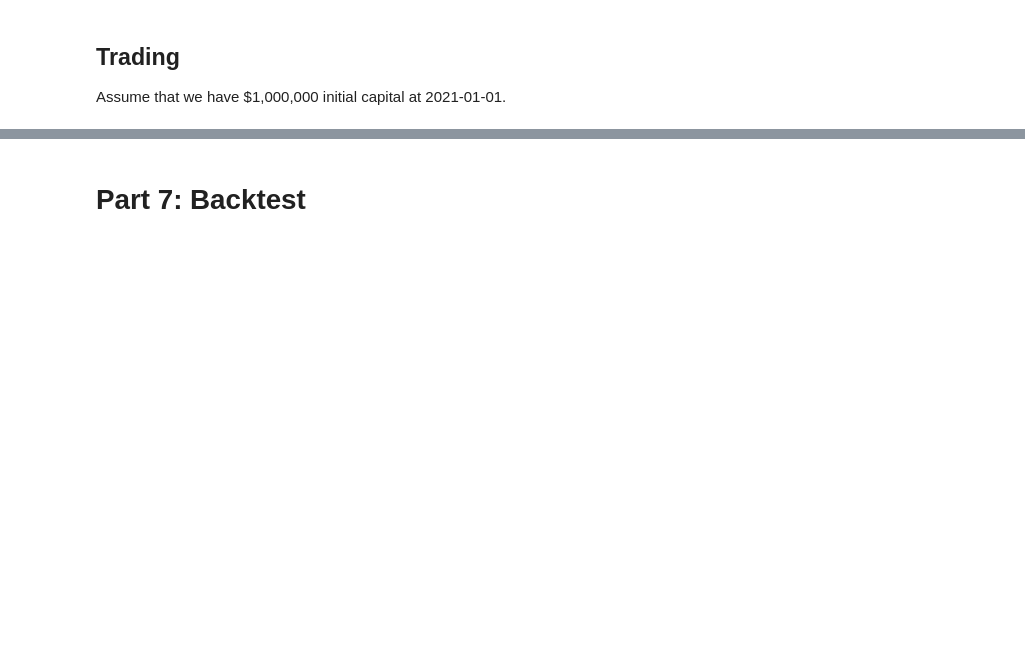
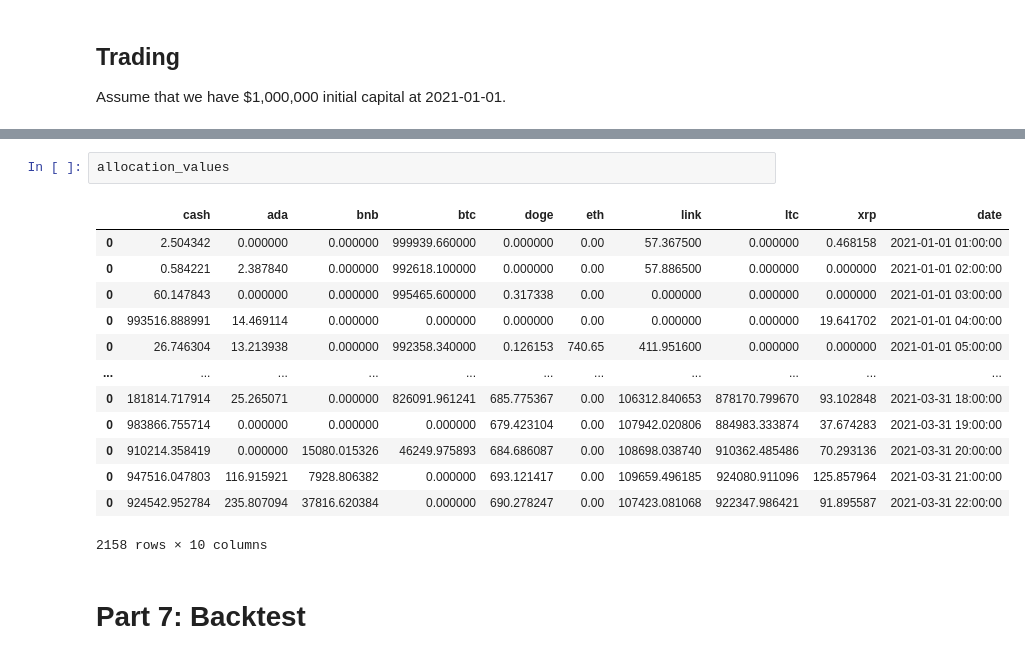
Before and after one commit to Toroi01/TradingRLBot, a Jupyter notebook: main.ipynb, the cells around one changed output, grey strips where cells are left out. Saved outputs shown, nothing was run; the diff lists cells and outputs as text; blank space fills up the shorter version.

```diff
--- a/main.ipynb
+++ b/main.ipynb
@@ -326,3 +276,19 @@ df_actions.to_csv('df_actions.csv')
+# %%
+allocation_values
+# %% [output]
+|  | cash | ada | bnb | btc | doge | eth | link | ltc | xrp | date |
+| 0 | 2.504342 | 0.000000 | 0.000000 | 999939.660000 | 0.000000 | 0.00 | 57.367500 | 0.000000 | 0.468158 | 2021-01-01 01:00:00 |
+| 0 | 0.584221 | 2.387840 | 0.000000 | 992618.100000 | 0.000000 | 0.00 | 57.886500 | 0.000000 | 0.000000 | 2021-01-01 02:00:00 |
+| 0 | 60.147843 | 0.000000 | 0.000000 | 995465.600000 | 0.317338 | 0.00 | 0.000000 | 0.000000 | 0.000000 | 2021-01-01 03:00:00 |
+| 0 | 993516.888991 | 14.469114 | 0.000000 | 0.000000 | 0.000000 | 0.00 | 0.000000 | 0.000000 | 19.641702 | 2021-01-01 04:00:00 |
+| 0 | 26.746304 | 13.213938 | 0.000000 | 992358.340000 | 0.126153 | 740.65 | 411.951600 | 0.000000 | 0.000000 | 2021-01-01 05:00:00 |
+| ... | ... | ... | ... | ... | ... | ... | ... | ... | ... | ... |
+| 0 | 181814.717914 | 25.265071 | 0.000000 | 826091.961241 | 685.775367 | 0.00 | 106312.840653 | 878170.799670 | 93.102848 | 2021-03-31 18:00:00 |
+| 0 | 983866.755714 | 0.000000 | 0.000000 | 0.000000 | 679.423104 | 0.00 | 107942.020806 | 884983.333874 | 37.674283 | 2021-03-31 19:00:00 |
+| 0 | 910214.358419 | 0.000000 | 15080.015326 | 46249.975893 | 684.686087 | 0.00 | 108698.038740 | 910362.485486 | 70.293136 | 2021-03-31 20:00:00 |
+| 0 | 947516.047803 | 116.915921 | 7928.806382 | 0.000000 | 693.121417 | 0.00 | 109659.496185 | 924080.911096 | 125.857964 | 2021-03-31 21:00:00 |
+| 0 | 924542.952784 | 235.807094 | 37816.620384 | 0.000000 | 690.278247 | 0.00 | 107423.081068 | 922347.986421 | 91.895587 | 2021-03-31 22:00:00 |
+2158 rows × 10 columns
 # %% [markdown]
 <a id='6'></a>
 # Part 7: Backtest
```
Also changed, not shown: parts of 19 cells of this notebook, 7 other files.
